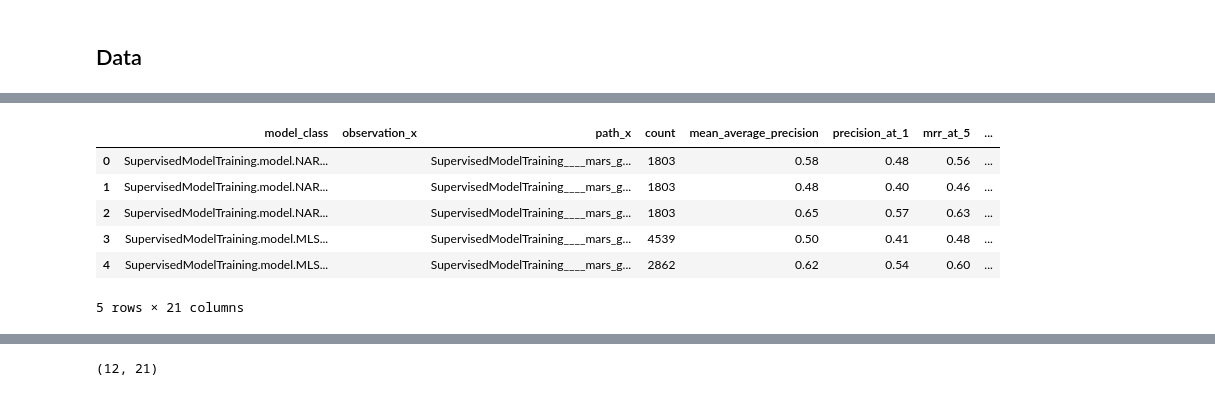
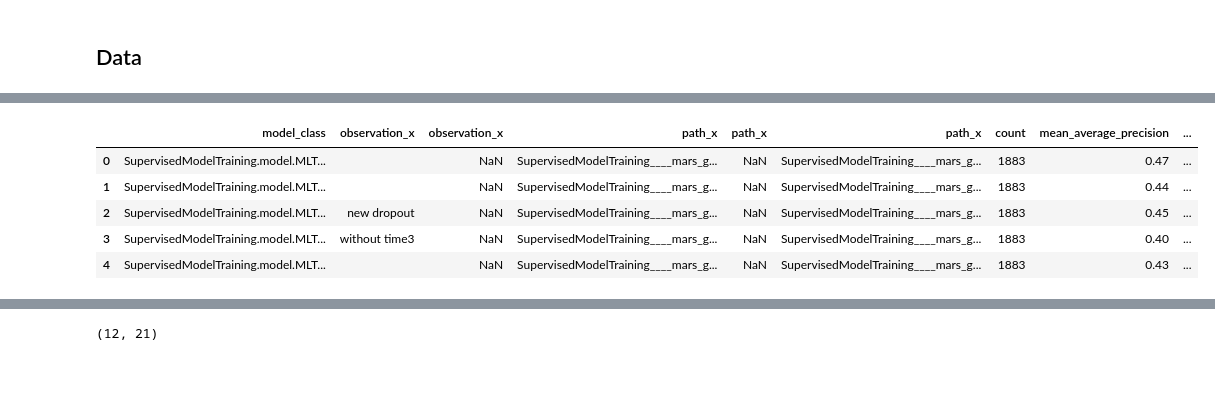
Before and after one commit to marlesson/triplet_session, a Jupyter notebook: Evaluation - Compare results.ipynb, the cells around one changed output, grey strips where cells are left out. Saved outputs shown, nothing was run; the diff lists cells and outputs as text; code cells hidden in the pictures.

Commit message:
best model

```diff
--- a/Evaluation - Compare results.ipynb
+++ b/Evaluation - Compare results.ipynb
@@ -197,4 +210,5 @@ Index(['path_x', 'model_task', 'count', 'mean_average_precision',
        'recommender_extra_params.p_nv', 'model_class', 'triplet_path'],
       dtype='object')
 # %%
-df = df[df['project'] == 'mercado_livre.config.mercado_livre_rnn']
+df = df[df['project'] == 'mercado_livre.config.mercado_livre_transformer']
+df.shape
@@ -201,37 +304,26 @@ df = df[df['project'] == 'mercado_livre.config.mercado_livre_rnn']
 # %%
 #df['use_embedding'] = (df['recommender_extra_params.path_item_embedding'].fillna(False) != False)
 
-df = df.merge(params.reset_index(), left_on='triplet_path', right_on='path', how='left')
+df = df.merge(params.reset_index(), left_on='model_task', right_on='path', how='left')
 
 columns = [
     'model_class',
     'observation_x',
     'path_x',
     'count',
     "mean_average_precision", "precision_at_1", "mrr_at_5", "ndcg_at_5", "mrr_at_10", "ndcg_at_10",
-    'triplet_path',
-    'data_frames_preparation_extra_params.sample_days_y',
-    'data_frames_preparation_extra_params.max_itens_per_session_y',
-    'data_frames_preparation_extra_params.min_itens_interactions_y',
-    'data_frames_preparation_extra_params.max_relative_pos_y',
-    'data_frames_preparation_extra_params.pos_max_deep_y',
-    'data_frames_preparation_extra_params.filter_first_interaction_y',
-    'loss_function_params.l2_reg_y',
-    'optimizer_params.weight_decay_y',
-    'recommender_extra_params.dropout_y',
-    'recommender_extra_params.negative_random_y'
+    'triplet_path'
     ]
 
 df_metrics = df[columns]
 df_metrics.head()
 # %% [output]
-|  | model_class | observation_x | path_x | count | mean_average_precision | precision_at_1 | mrr_at_5 | ... |
-| 0 | SupervisedModelTraining.model.NAR... |  | SupervisedModelTraining____mars_g... | 1803 | 0.58 | 0.48 | 0.56 | ... |
-| 1 | SupervisedModelTraining.model.NAR... |  | SupervisedModelTraining____mars_g... | 1803 | 0.48 | 0.40 | 0.46 | ... |
-| 2 | SupervisedModelTraining.model.NAR... |  | SupervisedModelTraining____mars_g... | 1803 | 0.65 | 0.57 | 0.63 | ... |
-| 3 | SupervisedModelTraining.model.MLS... |  | SupervisedModelTraining____mars_g... | 4539 | 0.50 | 0.41 | 0.48 | ... |
-| 4 | SupervisedModelTraining.model.MLS... |  | SupervisedModelTraining____mars_g... | 2862 | 0.62 | 0.54 | 0.60 | ... |
+|  | model_class | observation_x | observation_x | path_x | path_x | path_x | count | mean_average_precision | ... |
+| 0 | SupervisedModelTraining.model.MLT... |  | NaN | SupervisedModelTraining____mars_g... | NaN | SupervisedModelTraining____mars_g... | 1883 | 0.47 | ... |
+| 1 | SupervisedModelTraining.model.MLT... |  | NaN | SupervisedModelTraining____mars_g... | NaN | SupervisedModelTraining____mars_g... | 1883 | 0.44 | ... |
+| 2 | SupervisedModelTraining.model.MLT... | new dropout | NaN | SupervisedModelTraining____mars_g... | NaN | SupervisedModelTraining____mars_g... | 1883 | 0.45 | ... |
+| 3 | SupervisedModelTraining.model.MLT... | without time3 | NaN | SupervisedModelTraining____mars_g... | NaN | SupervisedModelTraining____mars_g... | 1883 | 0.40 | ... |
+| 4 | SupervisedModelTraining.model.MLT... |  | NaN | SupervisedModelTraining____mars_g... | NaN | SupervisedModelTraining____mars_g... | 1883 | 0.43 | ... |
-5 rows × 21 columns
 # %%
 df_metrics = df_metrics.sort_values(["model_class","observation_x", "mean_average_precision",  "precision_at_1", 'mrr_at_5', 'ndcg_at_10'])
 
```
Also changed, not shown: parts of 18 cells of this notebook, 7 other files.
